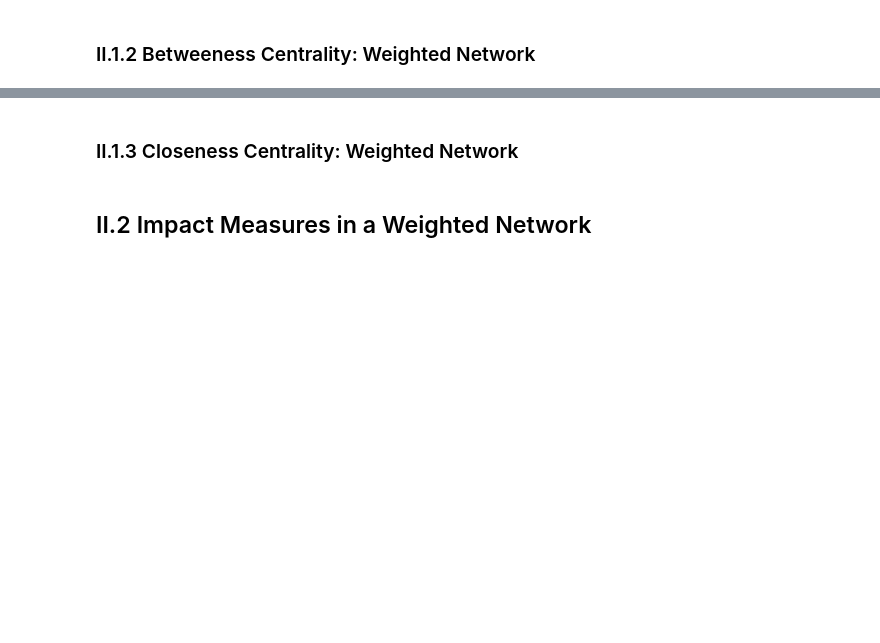
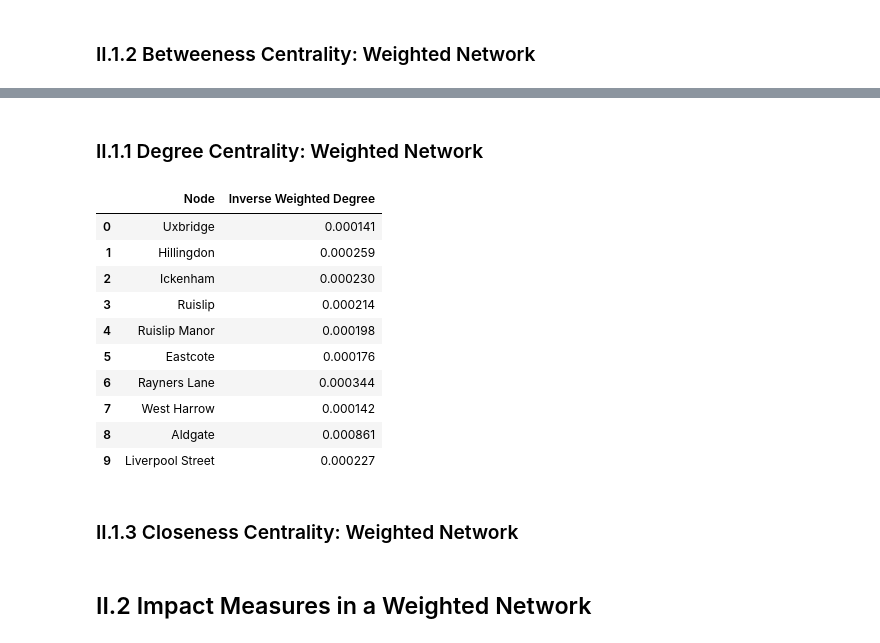
Before and after one commit to NikhilSDesai/UrbanSimulation, a Jupyter notebook: Final_Assessment.ipynb, the cells around one changed output, grey strips where cells are left out. Saved outputs shown, nothing was run; the diff lists cells and outputs as text; code cells hidden in the pictures; blank space fills up the shorter version.

```diff
--- a/Final_Assessment.ipynb
+++ b/Final_Assessment.ipynb
@@ -1313,0 +1405,9 @@ In section II.3 we are asked to remove the top **3** nodes from the top performi
+# %%
+inv_flows = {
+    (e1, e2): round(1.0 / weight, 7) for e1, e2, weight in G_weighted.edges(data="flows")
+}
+# %%
+# add 'inv_flows' to edge attributes
+nx.set_edge_attributes(G_weighted, inv_flows, "inv_flows")
+edges = list(G_weighted.edges(data=True))[0:5]
+edges
@@ -1314,2 +1432,11 @@ In section II.3 we are asked to remove the top **3** nodes from the top performi
 # %% [markdown]
 ### II.1.2 Betweeness Centrality: Weighted Network
+# %%
+# looks good -> move into next stage of analysis
+# use new attributes to calc betweenness of each node
+weighted_betweeness = nx.betweenness_centrality(G_weighted, weight="inv_flows", normalized=False)
+
+# add 'inverse_weighted_betweeness' to nodes
+nx.set_node_attributes(G_weighted, weighted_betweeness, "inverse_weighted_betweenness")
+
+list(G_weighted.edges(data=True))[0]
@@ -1315,0 +1478,30 @@ In section II.3 we are asked to remove the top **3** nodes from the top performi
+# %% [markdown]
+### II.1.1 Degree Centrality: Weighted Network
+# %%
+# calc weighted degree ("strength")
+strengths = {node: 0 for node in G_weighted.nodes()}
+
+# iterate
+for u, v, data in G_weighted.edges(data=True):
+    weight = data.get('inv_flows', 1)
+    strengths[u] += weight
+    strengths[v] += weight
+
+# set strength as node attributes
+nx.set_node_attributes(G_weighted, strengths, "Inverse Weighted Degree")
+
+# check
+df_strengths = pd.DataFrame(list(strengths.items()), columns=['Node', 'Inverse Weighted Degree'])
+df_strengths[0:10]
+# %% [output]
+|  | Node | Inverse Weighted Degree |
+| 0 | Uxbridge | 0.000141 |
+| 1 | Hillingdon | 0.000259 |
+| 2 | Ickenham | 0.000230 |
+| 3 | Ruislip | 0.000214 |
+| 4 | Ruislip Manor | 0.000198 |
+| 5 | Eastcote | 0.000176 |
+| 6 | Rayners Lane | 0.000344 |
+| 7 | West Harrow | 0.000142 |
+| 8 | Aldgate | 0.000861 |
+| 9 | Liverpool Street | 0.000227 |
```
Also changed, not shown: parts of 14 cells of this notebook.
